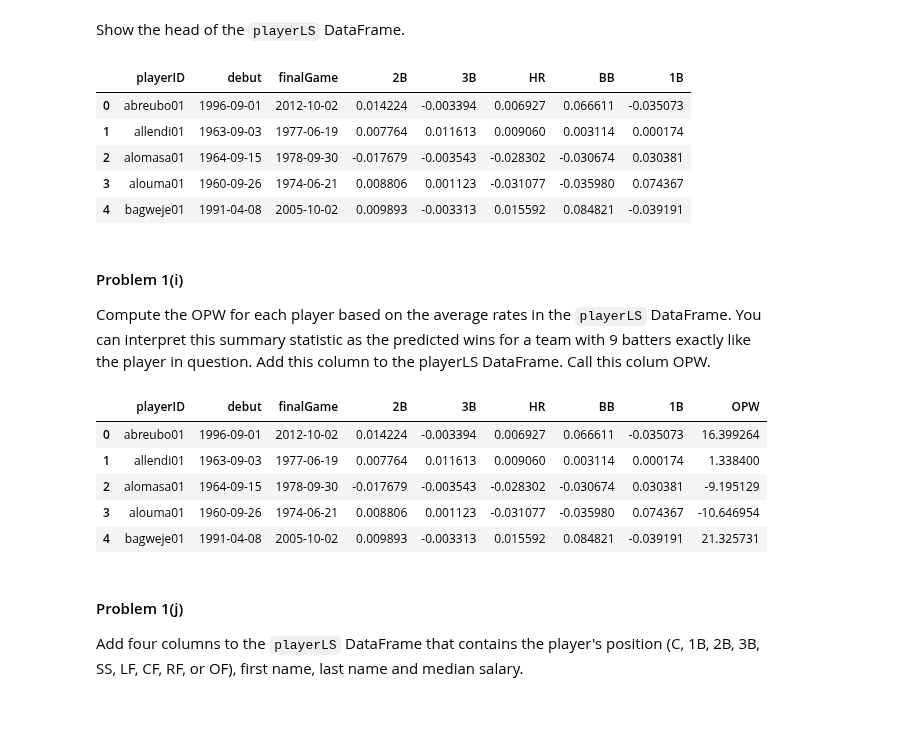
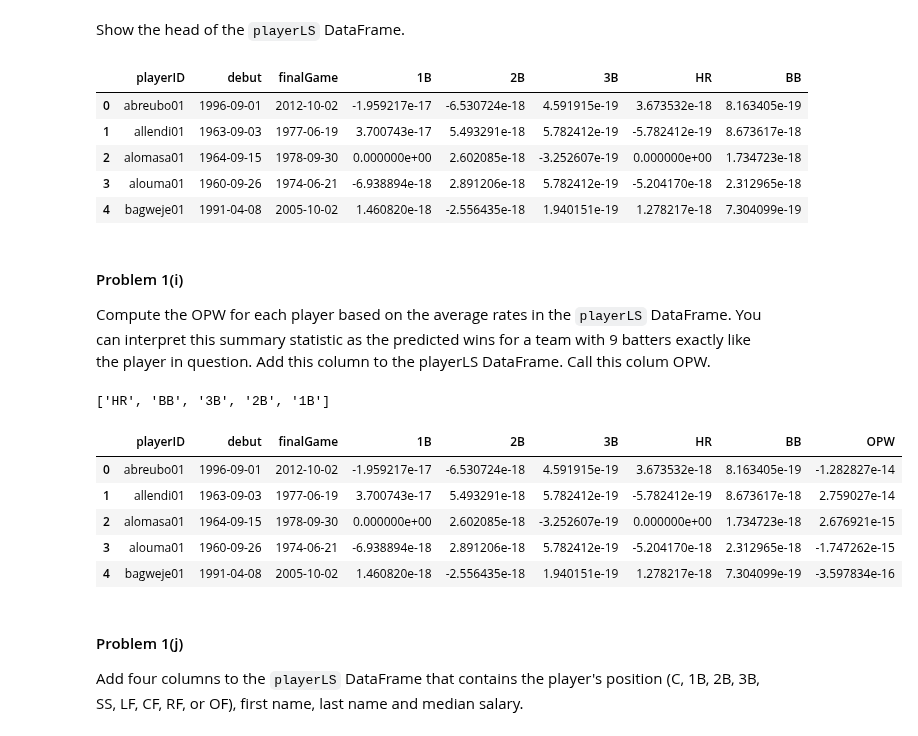
Before and after one commit to snazrul1/ssnazrul, a Jupyter notebook: DSE220/HW2/Assignment_2.ipynb, the cells around one changed output. Saved outputs shown, nothing was run; the diff lists cells and outputs as text; code cells hidden in the pictures.

```diff
--- a/DSE220/HW2/Assignment_2.ipynb
+++ b/DSE220/HW2/Assignment_2.ipynb
@@ -167,9 +167,8 @@ Using the `stats` DataFrame from Problem 1(c), adjust the singles per PA rates s
 # %%
 ### Your code here ###
 
-for head in stats_header:
-    stats[head]=stats[head]-stats[head].mean()
-
+stats.index = stats['yearID']
+stats[stats_header] = stats[stats_header] - stats.groupby('yearID')[stats_header].mean()
 stats.head()
 # %% [output]
 |  | teamID | yearID | W | 1B | 2B | 3B | HR | BB |
@@ -233,6 +233,11 @@ model_features = ['HR','BB','3B','2B','1B']
 #Filter
 train = stats[stats['yearID']<2002]
 valid = stats[stats['yearID']>=2002]
+
+#For storing optimal values
+param0 = []
+rss0 = 5e9 #some large value
+features0 = []
 
 for index in range(5):
     #Model Features
@@ -258,6 +263,12 @@ for index in range(5):
     sigma = np.std(train_label)
     rss = np.sum([(i-j)**2 for i,j in zip(predict,valid_label)])/len(predict)
 
+    #Update
+    if rss<rss0:
+        rss0 = rss
+        param0 = param
+        features0 = features
+
     #Get equation:
     eqn = ''
     for i,j in zip(param, features):
@@ -318,8 +329,11 @@ playerstats[header] = playerstats[header].apply(lambda x: x/playerstats['PA'], a
 playerstats = playerstats.drop('PA', axis=1)
 
 #Adjust mean to 0
-for head in header:
-    playerstats[head] = playerstats[head] - playerstats[head].mean()
+playerstats.index = players['yearID']
+df1 = playerstats[header] - playerstats.groupby('yearID')[header].mean()
+df2 = playerstats[playerstats.columns-header]
+playerstats = df1.join(df2)
+playerstats.index.name=None
 # %% [output]
 A value is trying to be set on a copy of a slice from a DataFrame.
 Try using .loc[row_indexer,col_indexer] = value instead
@@ -359,27 +373,31 @@ Show the head of the `playerLS` DataFrame.
 ### Your code here ###
 playerLS.head()
 # %% [output]
-|  | playerID | debut | finalGame | 2B | 3B | HR | BB | 1B |
-| 0 | abreubo01 | 1996-09-01 | 2012-10-02 | 0.014224 | -0.003394 | 0.006927 | 0.066611 | -0.035073 |
-| 1 | allendi01 | 1963-09-03 | 1977-06-19 | 0.007764 | 0.011613 | 0.009060 | 0.003114 | 0.000174 |
-| 2 | alomasa01 | 1964-09-15 | 1978-09-30 | -0.017679 | -0.003543 | -0.028302 | -0.030674 | 0.030381 |
-| 3 | alouma01 | 1960-09-26 | 1974-06-21 | 0.008806 | 0.001123 | -0.031077 | -0.035980 | 0.074367 |
-| 4 | bagweje01 | 1991-04-08 | 2005-10-02 | 0.009893 | -0.003313 | 0.015592 | 0.084821 | -0.039191 |
+|  | playerID | debut | finalGame | 1B | 2B | 3B | HR | BB |
+| 0 | abreubo01 | 1996-09-01 | 2012-10-02 | -1.959217e-17 | -6.530724e-18 | 4.591915e-19 | 3.673532e-18 | 8.163405e-19 |
+| 1 | allendi01 | 1963-09-03 | 1977-06-19 | 3.700743e-17 | 5.493291e-18 | 5.782412e-19 | -5.782412e-19 | 8.673617e-18 |
+| 2 | alomasa01 | 1964-09-15 | 1978-09-30 | 0.000000e+00 | 2.602085e-18 | -3.252607e-19 | 0.000000e+00 | 1.734723e-18 |
+| 3 | alouma01 | 1960-09-26 | 1974-06-21 | -6.938894e-18 | 2.891206e-18 | 5.782412e-19 | -5.204170e-18 | 2.312965e-18 |
+| 4 | bagweje01 | 1991-04-08 | 2005-10-02 | 1.460820e-18 | -2.556435e-18 | 1.940151e-19 | 1.278217e-18 | 7.304099e-19 |
 # %% [markdown]
 #### Problem 1(i)
 
 Compute the OPW for each player based on the average rates in the `playerLS` DataFrame. You can interpret this summary statistic as the predicted wins for a team with 9 batters exactly like the player in question. Add this column to the playerLS DataFrame. Call this colum OPW.
+# %%
+features0
+# %% [output]
+['HR', 'BB', '3B', '2B', '1B']
 # %%
 ### Your code here ###
-playerLS['OPW'] = (65.44*playerLS['HR']) + (239.39*playerLS['BB'])
+playerLS['OPW'] = np.dot(playerLS[features0],param0)
 playerLS.head()
 # %% [output]
-|  | playerID | debut | finalGame | 2B | 3B | HR | BB | 1B | OPW |
-| 0 | abreubo01 | 1996-09-01 | 2012-10-02 | 0.014224 | -0.003394 | 0.006927 | 0.066611 | -0.035073 | 16.399264 |
-| 1 | allendi01 | 1963-09-03 | 1977-06-19 | 0.007764 | 0.011613 | 0.009060 | 0.003114 | 0.000174 | 1.338400 |
-| 2 | alomasa01 | 1964-09-15 | 1978-09-30 | -0.017679 | -0.003543 | -0.028302 | -0.030674 | 0.030381 | -9.195129 |
-| 3 | alouma01 | 1960-09-26 | 1974-06-21 | 0.008806 | 0.001123 | -0.031077 | -0.035980 | 0.074367 | -10.646954 |
-| 4 | bagweje01 | 1991-04-08 | 2005-10-02 | 0.009893 | -0.003313 | 0.015592 | 0.084821 | -0.039191 | 21.325731 |
+|  | playerID | debut | finalGame | 1B | 2B | 3B | HR | BB | OPW |
+| 0 | abreubo01 | 1996-09-01 | 2012-10-02 | -1.959217e-17 | -6.530724e-18 | 4.591915e-19 | 3.673532e-18 | 8.163405e-19 | -1.282827e-14 |
+| 1 | allendi01 | 1963-09-03 | 1977-06-19 | 3.700743e-17 | 5.493291e-18 | 5.782412e-19 | -5.782412e-19 | 8.673617e-18 | 2.759027e-14 |
+| 2 | alomasa01 | 1964-09-15 | 1978-09-30 | 0.000000e+00 | 2.602085e-18 | -3.252607e-19 | 0.000000e+00 | 1.734723e-18 | 2.676921e-15 |
+| 3 | alouma01 | 1960-09-26 | 1974-06-21 | -6.938894e-18 | 2.891206e-18 | 5.782412e-19 | -5.204170e-18 | 2.312965e-18 | -1.747262e-15 |
+| 4 | bagweje01 | 1991-04-08 | 2005-10-02 | 1.460820e-18 | -2.556435e-18 | 1.940151e-19 | 1.278217e-18 | 7.304099e-19 | -3.597834e-16 |
 # %% [markdown]
 #### Problem 1(j)
 
```
Also changed, not shown: parts of 18 cells of this notebook.
